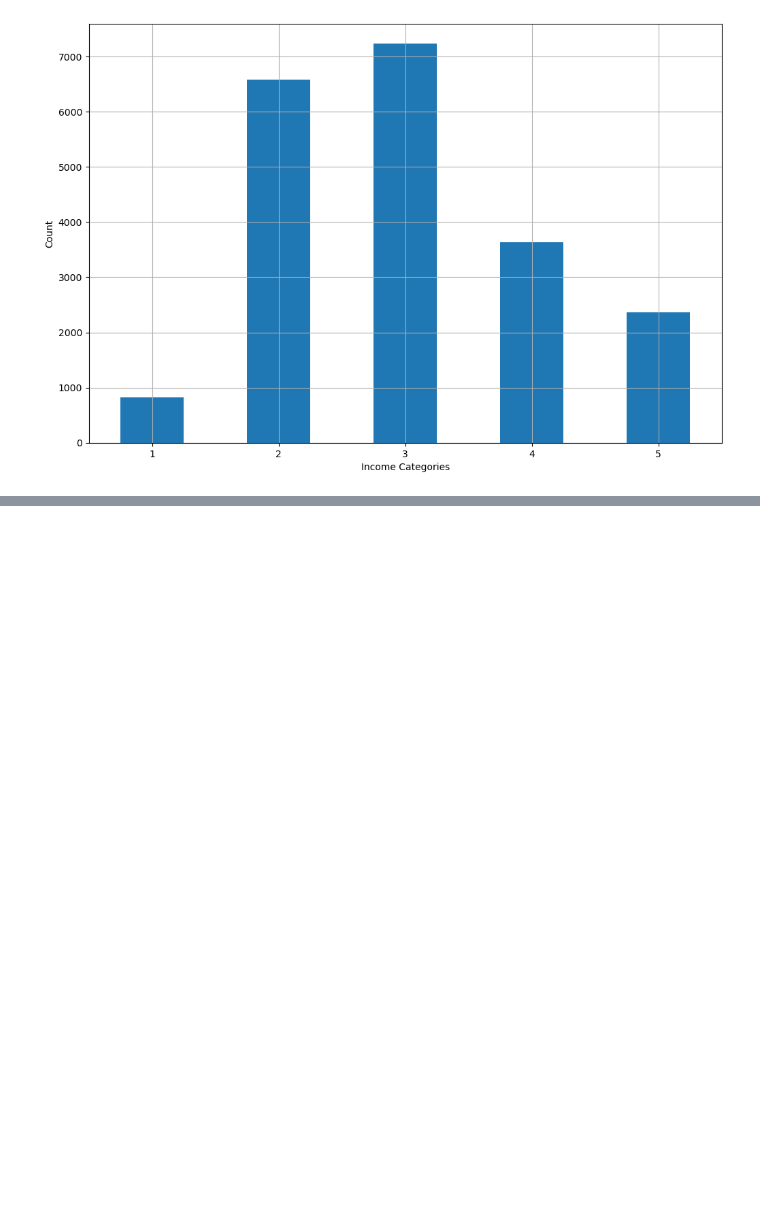
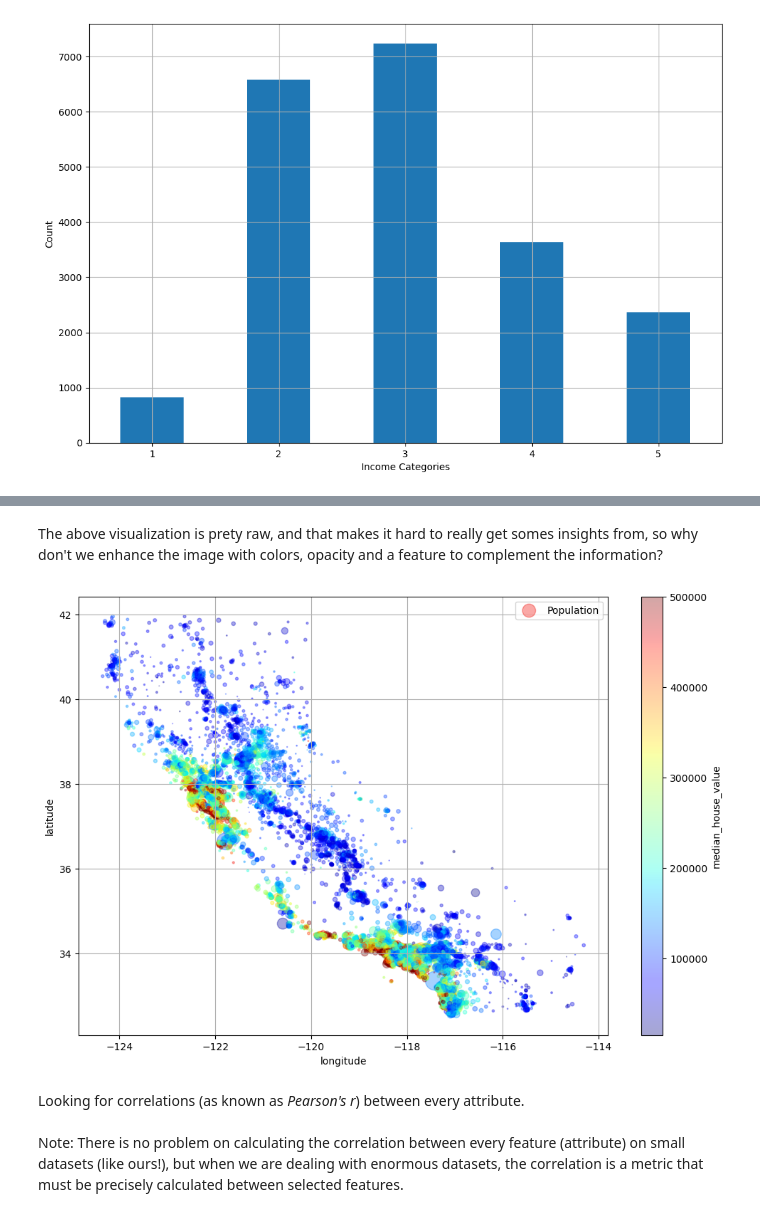
Before and after one commit to edmar-bevilaqua/data_science, a Jupyter notebook: Projeto End-to-End/End_to_end_project.ipynb, the cells around one changed output, grey strips where cells are left out. Cells and saved outputs as stored; diff of their text form; code cells hidden in the pictures; blank space fills up the shorter version.

```diff
--- a/Projeto End-to-End/End_to_end_project.ipynb
+++ b/Projeto End-to-End/End_to_end_project.ipynb
@@ -150,0 +206,14 @@ plt.show()
+# %% [markdown]
+The above visualization is prety raw, and that makes it hard to really get somes insights from, so why don't we enhance the image with colors, opacity and a feature to complement the information?
+# %%
+housing.plot(kind="scatter", x="longitude", y="latitude",
+             grid=True, figsize=(12,8), s=housing["population"]/100,
+             label="Population", c="median_house_value", cmap="jet",
+             alpha=0.35, colorbar=True, legend=True, sharex=False)
+plt.show()
+# %% [output]
+[figure, added]
+# %% [markdown]
+Looking for correlations (as known as _Pearson's r_) between every attribute. <br>
+<br>
+Note: There is no problem on calculating the correlation between every feature (attribute) on small datasets (like ours!), but when we are dealing with enormous datasets, the correlation is a metric that must be precisely calculated between selected features.
```
Also changed, not shown: parts of 12 cells of this notebook.
